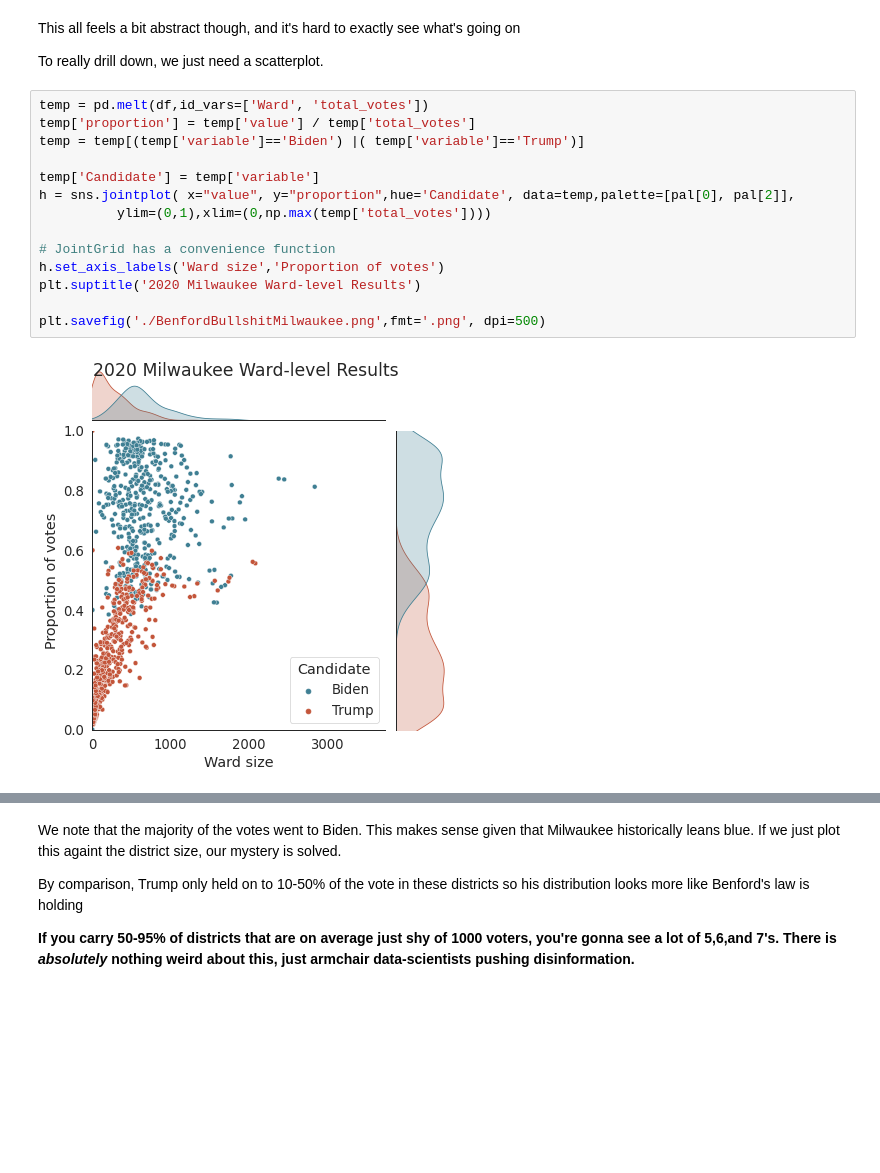
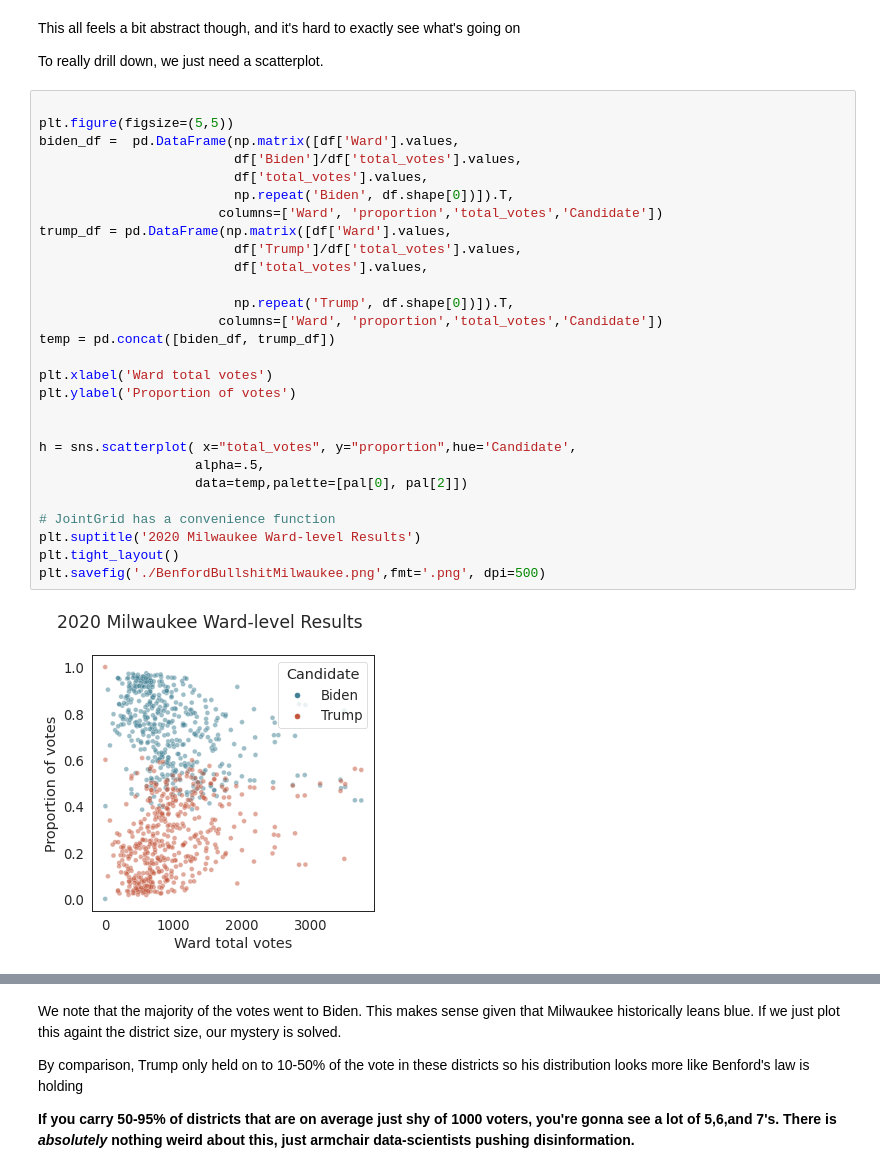
Before and after one commit to josephbb/BenfordBS, a Jupyter notebook: BenfordBullshit.ipynb, the cells around one changed output, grey strips where cells are left out. Saved outputs shown, nothing was run; the diff lists cells and outputs as text; blank space fills up the shorter version.

```diff
--- a/BenfordBullshit.ipynb
+++ b/BenfordBullshit.ipynb
@@ -158,22 +159,36 @@ plt.xlim(0, 4)
 
 
 <p>To really drill down, we just need a scatterplot.</p>
-# %%
-temp = pd.melt(df,id_vars=['Ward', 'total_votes'])
-temp['proportion'] = temp['value'] / temp['total_votes']
-temp = temp[(temp['variable']=='Biden') |( temp['variable']=='Trump')]
-
-temp['Candidate'] = temp['variable']
-h = sns.jointplot( x="value", y="proportion",hue='Candidate', data=temp,palette=[pal[0], pal[2]],
-          ylim=(0,1),xlim=(0,np.max(temp['total_votes'])))
-
-# JointGrid has a convenience function
-h.set_axis_labels('Ward size','Proportion of votes')
-plt.suptitle('2020 Milwaukee Ward-level Results')
-
-plt.savefig('./BenfordBullshitMilwaukee.png',fmt='.png', dpi=500)
-# %% [output]
-[figure, removed]
+# %%
+
+plt.figure(figsize=(5,5))
+biden_df =  pd.DataFrame(np.matrix([df['Ward'].values,
+                         df['Biden']/df['total_votes'].values,
+                         df['total_votes'].values,
+                         np.repeat('Biden', df.shape[0])]).T,
+                       columns=['Ward', 'proportion','total_votes','Candidate'])
+trump_df = pd.DataFrame(np.matrix([df['Ward'].values,
+                         df['Trump']/df['total_votes'].values,
+                         df['total_votes'].values,
+
+                         np.repeat('Trump', df.shape[0])]).T,
+                       columns=['Ward', 'proportion','total_votes','Candidate'])
+temp = pd.concat([biden_df, trump_df])
+
+plt.xlabel('Ward total votes')
+plt.ylabel('Proportion of votes')
+
+
+h = sns.scatterplot( x="total_votes", y="proportion",hue='Candidate',
+                    alpha=.5,
+                    data=temp,palette=[pal[0], pal[2]])
+
+# JointGrid has a convenience function
+plt.suptitle('2020 Milwaukee Ward-level Results')
+plt.tight_layout()
+plt.savefig('./BenfordBullshitMilwaukee.png',fmt='.png', dpi=500)
+# %% [output]
+[figure, added]
 # %% [markdown]
 <p>
 # %% [markdown]
```
Also changed, not shown: parts of 1 cell of this notebook, 2 other files.
